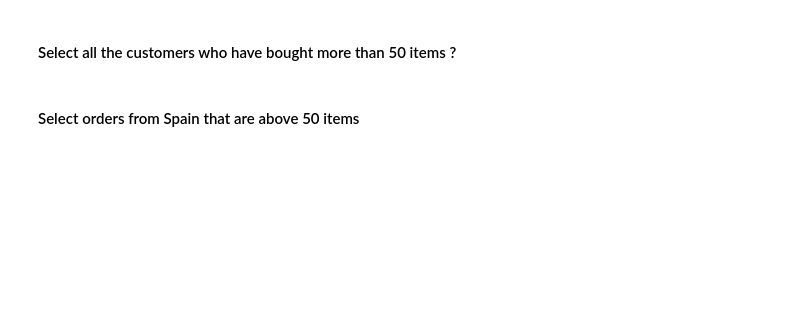
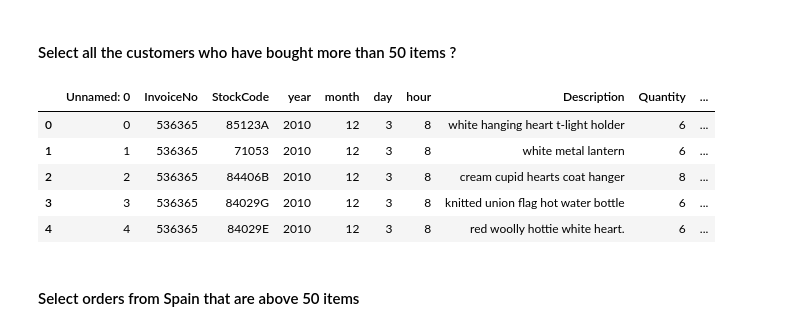
Before and after one commit to AnaAGG/lab-subsetting-and-descriptive-stats, a Jupyter notebook: your-code/main.ipynb, the cells around one changed output. Cells and saved outputs as stored; diff of their text form; code cells hidden in the pictures; blank space fills up the shorter version.

```diff
--- a/your-code/main.ipynb
+++ b/your-code/main.ipynb
@@ -342,3 +470,20 @@ subset
+# %%
+# your answer here
+#Con esto creo una nueva columna con el resultado del groupby.
+orders['cust_quant'] = orders.groupby(['CustomerID'])['Quantity'].transform('count')
+orders
+
+#Ahora busco los que han comprado mas de 50 items:
+
+above_50 = orders[orders["cust_quant"] > 50]
+above_50.head()
+# %% [output]
+|  | Unnamed: 0 | InvoiceNo | StockCode | year | month | day | hour | Description | Quantity | ... |
+| 0 | 0 | 536365 | 85123A | 2010 | 12 | 3 | 8 | white hanging heart t-light holder | 6 | ... |
+| 1 | 1 | 536365 | 71053 | 2010 | 12 | 3 | 8 | white metal lantern | 6 | ... |
+| 2 | 2 | 536365 | 84406B | 2010 | 12 | 3 | 8 | cream cupid hearts coat hanger | 8 | ... |
+| 3 | 3 | 536365 | 84029G | 2010 | 12 | 3 | 8 | knitted union flag hot water bottle | 6 | ... |
+| 4 | 4 | 536365 | 84029E | 2010 | 12 | 3 | 8 | red woolly hottie white heart. | 6 | ... |
 # %% [markdown]
 #### Select orders from Spain that are above 50 items
 # %%
```
Also changed, not shown: parts of 28 cells of this notebook.
